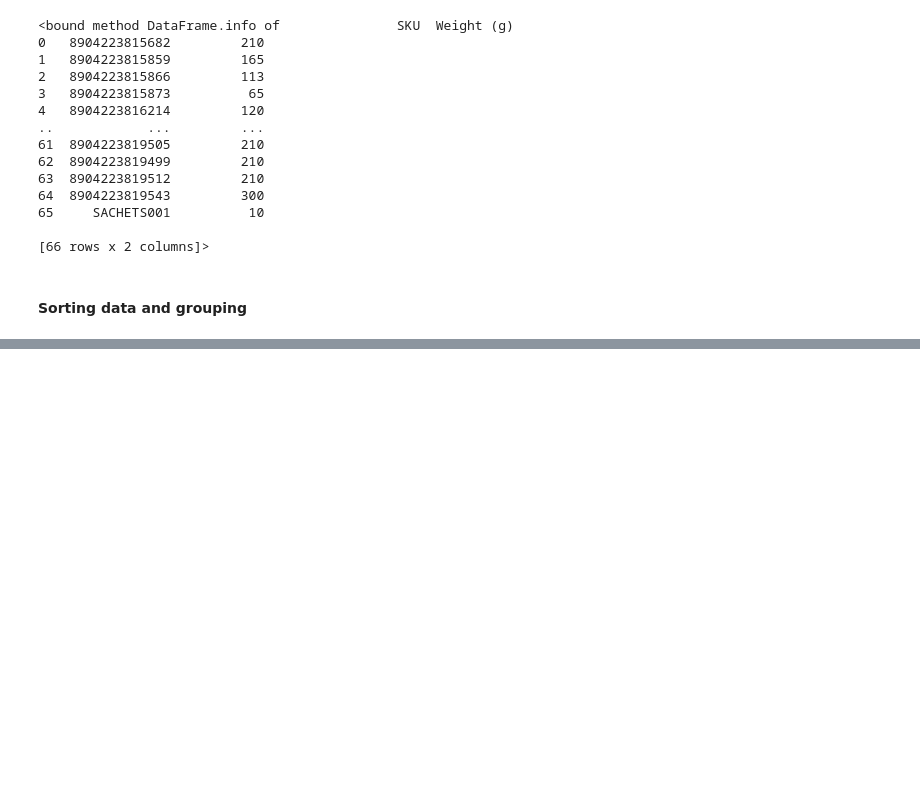
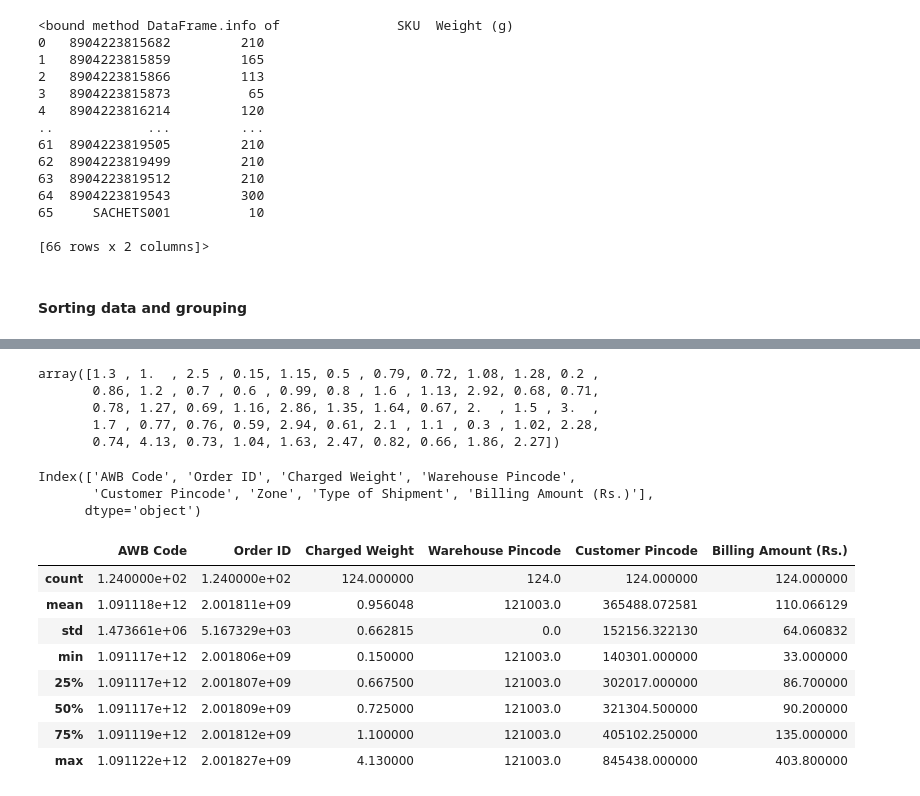
Before and after one commit to shubhangamjha/Task-1-Training-Basket, a Jupyter notebook: Task1.ipynb, the cells around one changed output, grey strips where cells are left out. Drawn from its saved outputs; the diff is of its cells as text; code cells hidden in the pictures; blank space fills up the shorter version.

```diff
--- a/Task1.ipynb
+++ b/Task1.ipynb
@@ -209,0 +293,26 @@ e.info
+# %%
+h = g['Charged Weight'].unique()
+# %% [output]
+array([1.3 , 1.  , 2.5 , 0.15, 1.15, 0.5 , 0.79, 0.72, 1.08, 1.28, 0.2 ,
+       0.86, 1.2 , 0.7 , 0.6 , 0.99, 0.8 , 1.6 , 1.13, 2.92, 0.68, 0.71,
+       0.78, 1.27, 0.69, 1.16, 2.86, 1.35, 1.64, 0.67, 2.  , 1.5 , 3.  ,
+       1.7 , 0.77, 0.76, 0.59, 2.94, 0.61, 2.1 , 1.1 , 0.3 , 1.02, 2.28,
+       0.74, 4.13, 0.73, 1.04, 1.63, 2.47, 0.82, 0.66, 1.86, 2.27])
+# %%
+g.columns           #shows the names of all columns
+# %% [output]
+Index(['AWB Code', 'Order ID', 'Charged Weight', 'Warehouse Pincode',
+       'Customer Pincode', 'Zone', 'Type of Shipment', 'Billing Amount (Rs.)'],
+      dtype='object')
+# %%
+g.describe()        #shows data distribution average class
+# %% [output]
+|  | AWB Code | Order ID | Charged Weight | Warehouse Pincode | Customer Pincode | Billing Amount (Rs.) |
+| count | 1.240000e+02 | 1.240000e+02 | 124.000000 | 124.0 | 124.000000 | 124.000000 |
+| mean | 1.091118e+12 | 2.001811e+09 | 0.956048 | 121003.0 | 365488.072581 | 110.066129 |
+| std | 1.473661e+06 | 5.167329e+03 | 0.662815 | 0.0 | 152156.322130 | 64.060832 |
+| min | 1.091117e+12 | 2.001806e+09 | 0.150000 | 121003.0 | 140301.000000 | 33.000000 |
+| 25% | 1.091117e+12 | 2.001807e+09 | 0.667500 | 121003.0 | 302017.000000 | 86.700000 |
+| 50% | 1.091117e+12 | 2.001809e+09 | 0.725000 | 121003.0 | 321304.500000 | 90.200000 |
+| 75% | 1.091119e+12 | 2.001812e+09 | 1.100000 | 121003.0 | 405102.250000 | 135.000000 |
+| max | 1.091122e+12 | 2.001827e+09 | 4.130000 | 121003.0 | 845438.000000 | 403.800000 |
```
Also changed, not shown: parts of 15 cells of this notebook, 1 other file.
